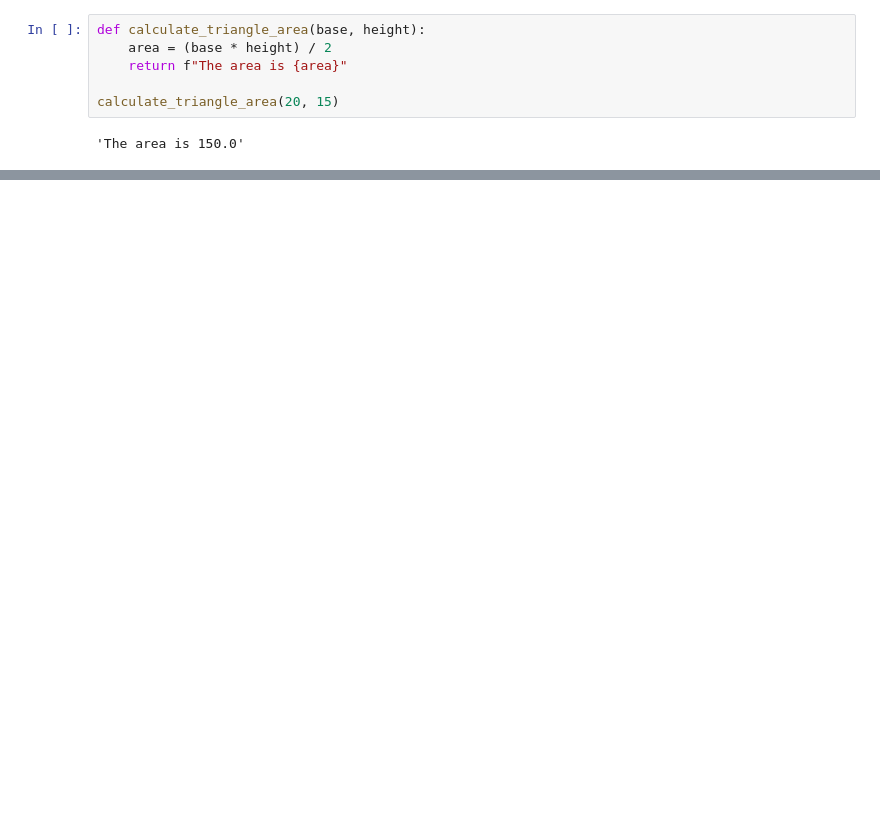
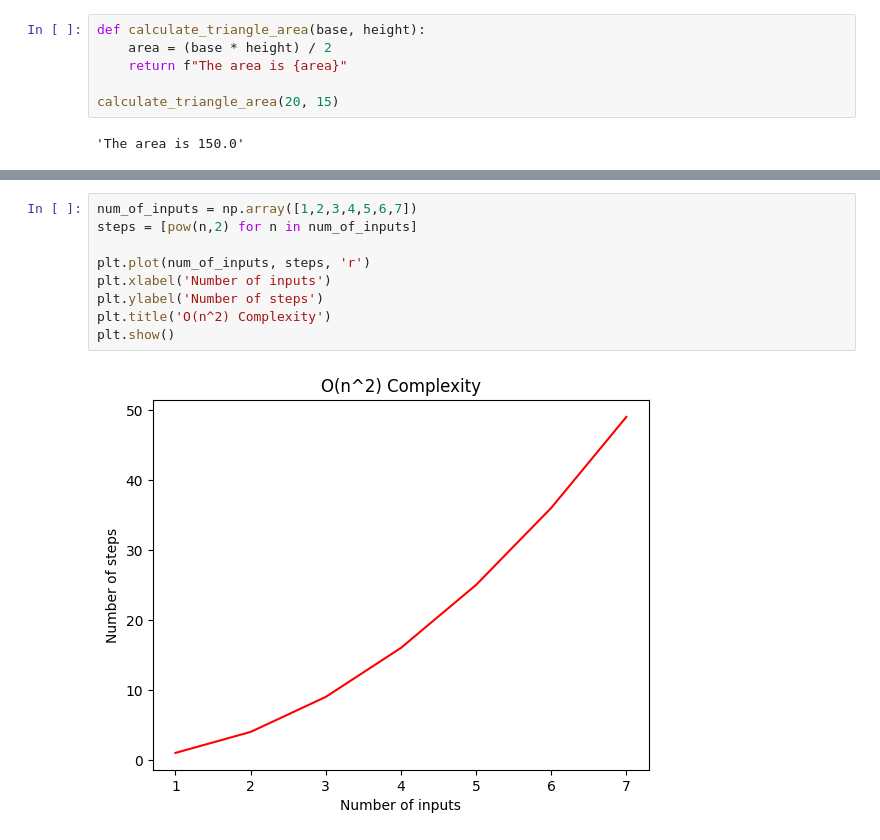
Before and after one commit to themarisolhernandez/ds-review-lessons, a Jupyter notebook: 11-algorithm-optimization.ipynb, the cells around one changed output, grey strips where cells are left out. Drawn from its saved outputs; the diff is of its cells as text; blank space fills up the shorter version.

```diff
--- a/11-algorithm-optimization.ipynb
+++ b/11-algorithm-optimization.ipynb
@@ -68,0 +308,11 @@ As a data scientist or machine learning engineer, it’s crucial to write effici
+# %%
+num_of_inputs = np.array([1,2,3,4,5,6,7])
+steps = [pow(n,2) for n in num_of_inputs]
+
+plt.plot(num_of_inputs, steps, 'r')
+plt.xlabel('Number of inputs')
+plt.ylabel('Number of steps')
+plt.title('O(n^2) Complexity')
+plt.show()
+# %% [output]
+[figure, added]
```
Also changed, not shown: parts of 53 cells of this notebook, 1 other file.
